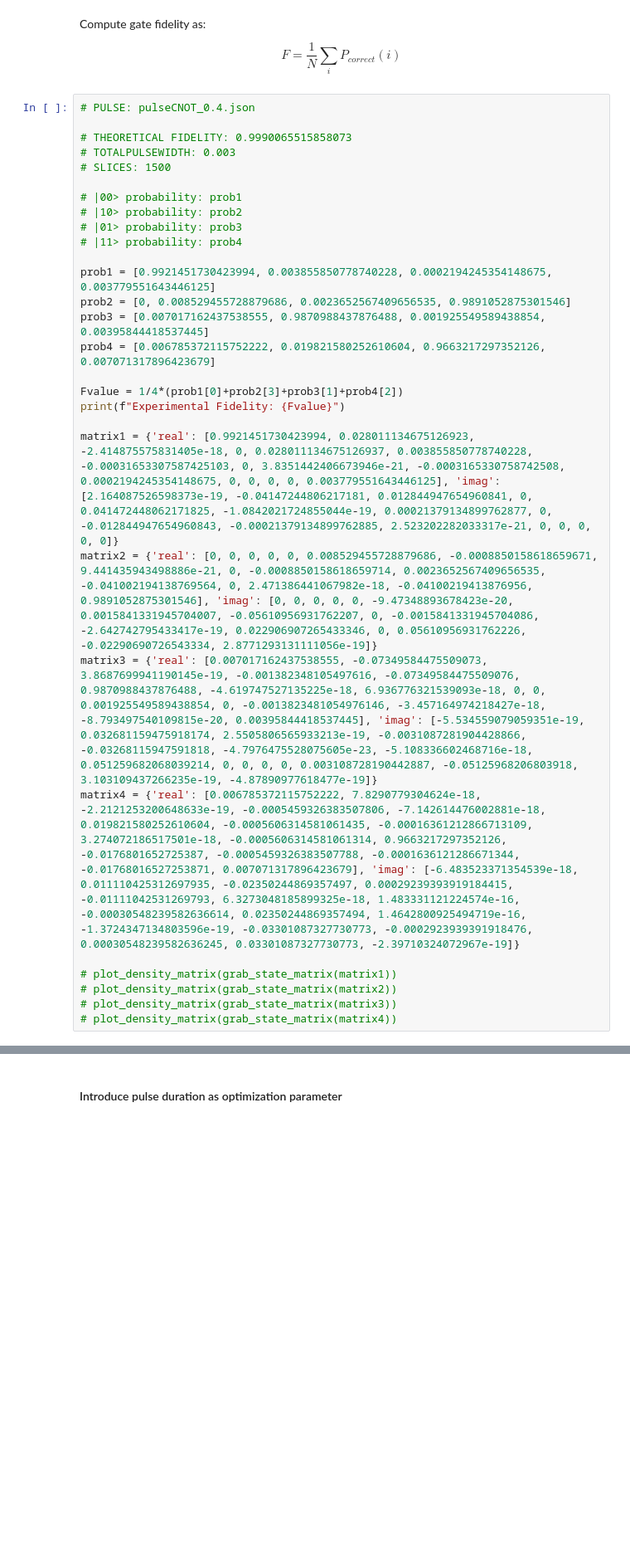
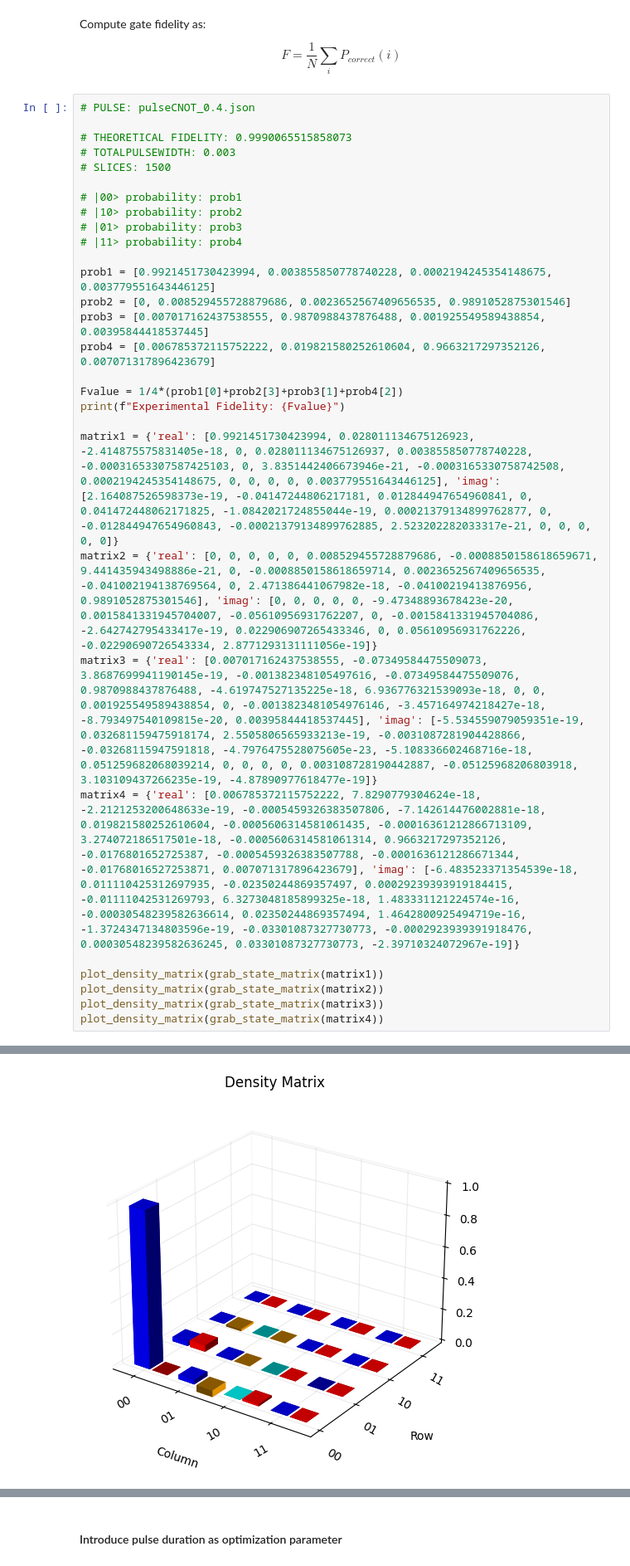
Before and after one commit to andrehroque/python-ml-projects, a Jupyter notebook: NMR-pulse-optimization/pulse optimization.ipynb, the cells around one changed output, grey strips where cells are left out. Shown at 83% size. Saved outputs shown, nothing was run; the diff lists cells and outputs as text; blank space fills up the shorter version.

```diff
--- a/NMR-pulse-optimization/pulse optimization.ipynb
+++ b/NMR-pulse-optimization/pulse optimization.ipynb
@@ -1360,31 +1369,32 @@ $$
 # %%
 # PULSE: pulseCNOT_0.4.json
 
 # THEORETICAL FIDELITY: 0.9990065515858073
 # TOTALPULSEWIDTH: 0.003
 # SLICES: 1500
 
 # |00> probability: prob1
 # |10> probability: prob2
 # |01> probability: prob3
 # |11> probability: prob4
 
 prob1 = [0.9921451730423994, 0.003855850778740228, 0.0002194245354148675, 0.003779551643446125]
 prob2 = [0, 0.008529455728879686, 0.0023652567409656535, 0.9891052875301546]
 prob3 = [0.007017162437538555, 0.9870988437876488, 0.001925549589438854, 0.00395844418537445]
 prob4 = [0.006785372115752222, 0.019821580252610604, 0.9663217297352126, 0.007071317896423679]
 
 Fvalue = 1/4*(prob1[0]+prob2[3]+prob3[1]+prob4[2])
 print(f"Experimental Fidelity: {Fvalue}")
 
 matrix1 = {'real': [0.9921451730423994, 0.028011134675126923, -2.414875575831405e-18, 0, 0.028011134675126937, 0.003855850778740228, -0.00031653307587425103, 0, 3.8351442406673946e-21, -0.0003165330758742508, 0.0002194245354148675, 0, 0, 0, 0, 0.003779551643446125], 'imag': [2.164087526598373e-19, -0.04147244806217181, 0.012844947654960841, 0, 0.041472448062171825, -1.0842021724855044e-19, 0.00021379134899762877, 0, -0.012844947654960843, -0.00021379134899762885, 2.523202282033317e-21, 0, 0, 0, 0, 0]}
 matrix2 = {'real': [0, 0, 0, 0, 0, 0.008529455728879686, -0.0008850158618659671, 9.441435943498886e-21, 0, -0.0008850158618659714, 0.0023652567409656535, -0.041002194138769564, 0, 2.471386441067982e-18, -0.04100219413876956, 0.9891052875301546], 'imag': [0, 0, 0, 0, 0, -9.47348893678423e-20, 0.0015841331945704007, -0.05610956931762207, 0, -0.0015841331945704086, -2.642742795433417e-19, 0.022906907265433346, 0, 0.05610956931762226, -0.02290690726543334, 2.8771293131111056e-19]}
 matrix3 = {'real': [0.007017162437538555, -0.07349584475509073, 3.8687699941190145e-19, -0.001382348105497616, -0.07349584475509076, 0.9870988437876488, -4.619747527135225e-18, 6.936776321539093e-18, 0, 0, 0.001925549589438854, 0, -0.0013823481054976146, -3.457164974218427e-18, -8.793497540109815e-20, 0.00395844418537445], 'imag': [-5.534559079059351e-19, 0.032681159475918174, 2.5505806565933213e-19, -0.0031087281904428866, -0.03268115947591818, -4.7976475528075605e-23, -5.108336602468716e-18, 0.051259682068039214, 0, 0, 0, 0, 0.003108728190442887, -0.05125968206803918, 3.103109437266235e-19, -4.87890977618477e-19]}
 matrix4 = {'real': [0.006785372115752222, 7.8290779304624e-18, -2.2121253200648633e-19, -0.0005459326383507806, -7.142614476002881e-18, 0.019821580252610604, -0.0005606314581061435, -0.00016361212866713109, 3.274072186517501e-18, -0.0005606314581061314, 0.9663217297352126, -0.0176801652725387, -0.0005459326383507788, -0.0001636121286671344, -0.01768016527253871, 0.007071317896423679], 'imag': [-6.483523371354539e-18, 0.011110425312697935, -0.02350244869357497, 0.00029239393919184415, -0.01111042531269793, 6.3273048185899325e-18, 1.483331121224574e-16, -0.00030548239582636614, 0.02350244869357494, 1.4642800925494719e-16, -1.3724347134803596e-19, -0.03301087327730773, -0.0002923939391918476, 0.00030548239582636245, 0.03301087327730773, -2.39710324072967e-19]}
 
-# plot_density_matrix(grab_state_matrix(matrix1))
-# plot_density_matrix(grab_state_matrix(matrix2))
-# plot_density_matrix(grab_state_matrix(matrix3))
-# plot_density_matrix(grab_state_matrix(matrix4))
+plot_density_matrix(grab_state_matrix(matrix1))
+plot_density_matrix(grab_state_matrix(matrix2))
+plot_density_matrix(grab_state_matrix(matrix3))
+plot_density_matrix(grab_state_matrix(matrix4))
 # %% [output]
 Experimental Fidelity: 0.9836677585238538
+[figure, added]
```
Also changed, not shown: parts of 6 cells of this notebook, 5 other files.
